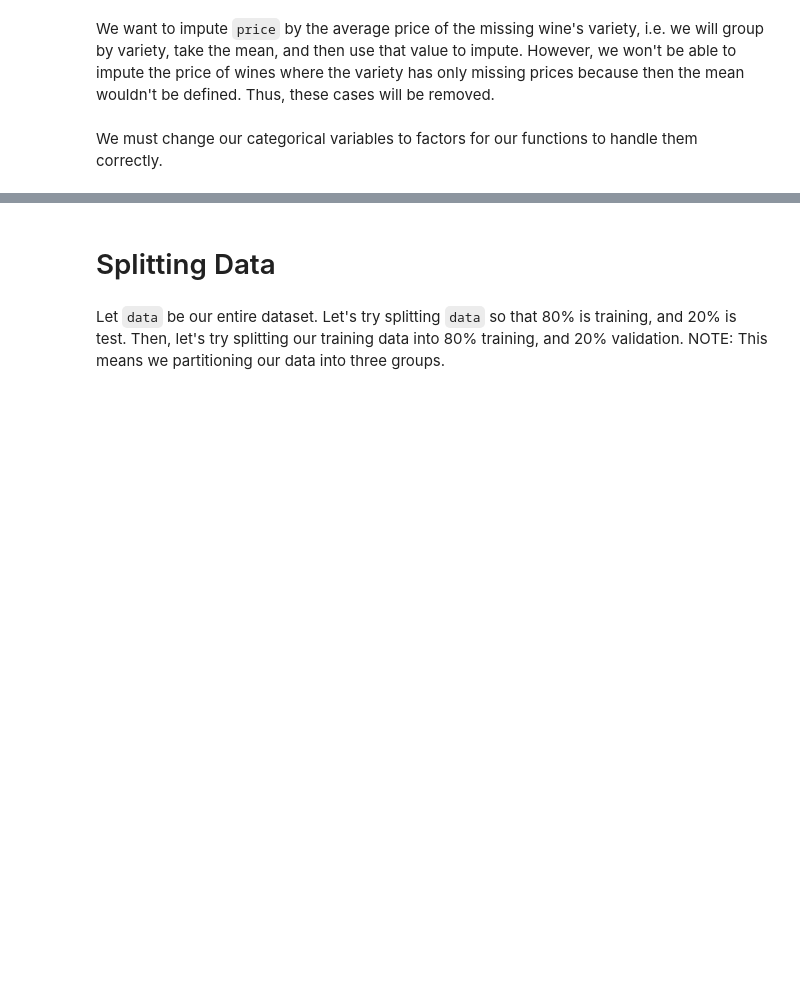
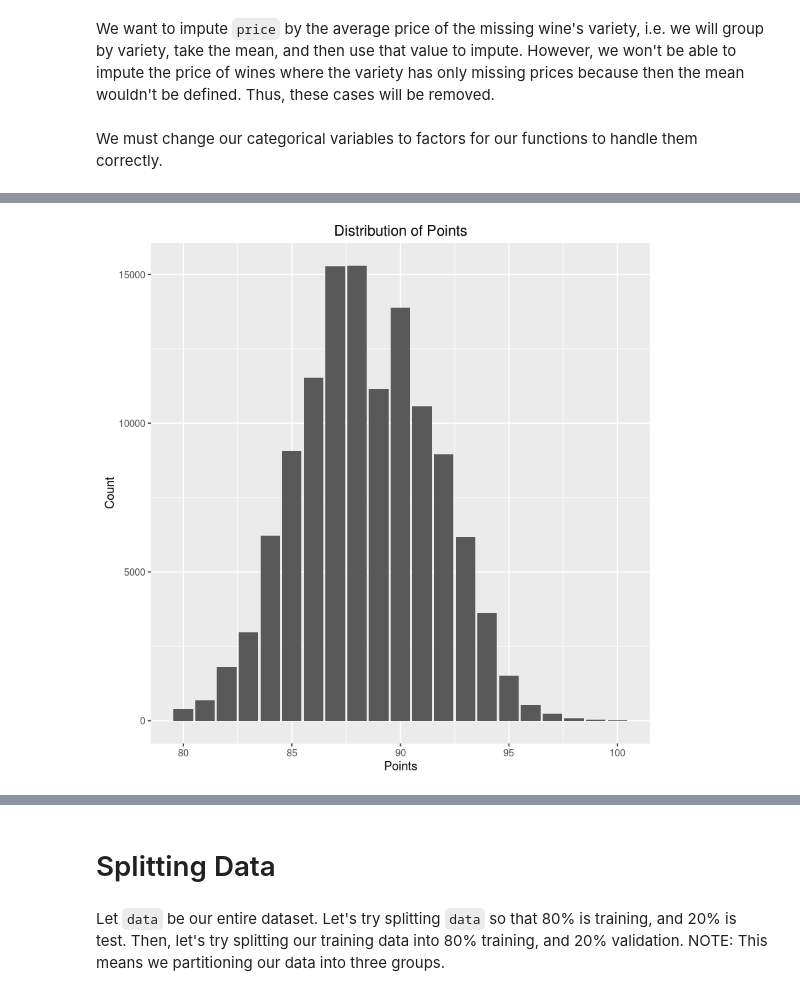
Before and after one commit to yiwenliu0127/707wine, a Jupyter notebook: 707Wine_Benji_Wagner.ipynb, the cells around one changed output, grey strips where cells are left out. Drawn from its saved outputs; the diff is of its cells as text; code cells hidden in the pictures; blank space fills up the shorter version.

```diff
--- a/707Wine_Benji_Wagner.ipynb
+++ b/707Wine_Benji_Wagner.ipynb
@@ -148,0 +170,6 @@ We must change our categorical variables to factors for our functions to handle
+# %%
+data %>% group_by(points) %>% summarize(Count = n()) %>%
+    ggplot(mapping = aes(x = points, y = Count)) + geom_bar(stat = "identity") +
+    theme(legend.position="none") + labs(title = "Distribution of Points", x = "Points")
+# %% [output]
+[figure, added]
```
Also changed, not shown: parts of 26 cells of this notebook.
